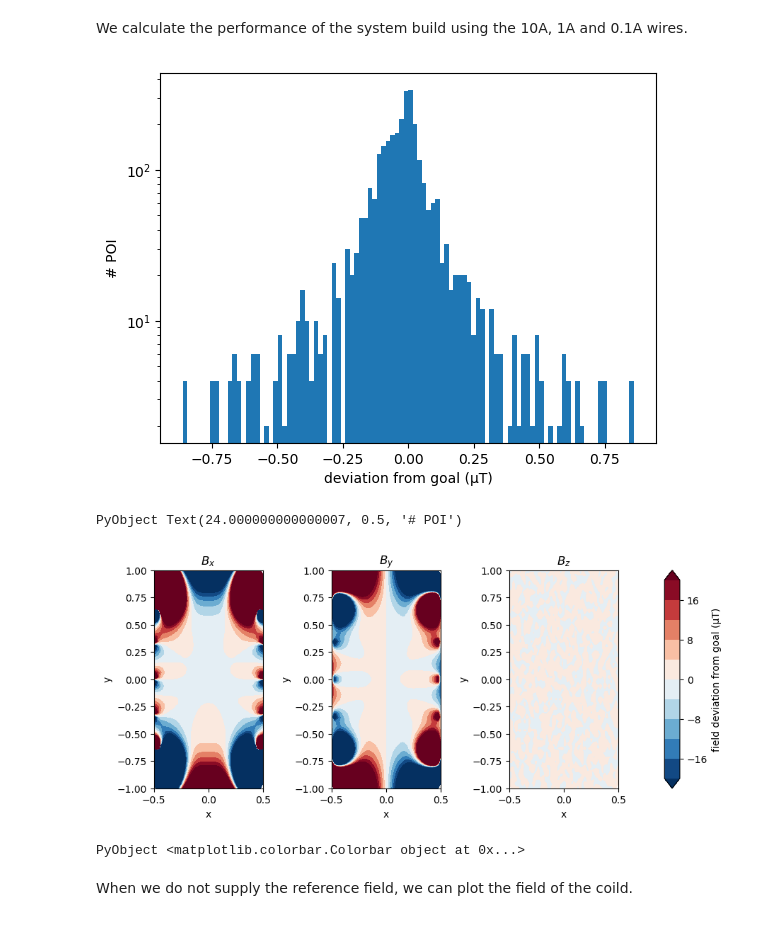
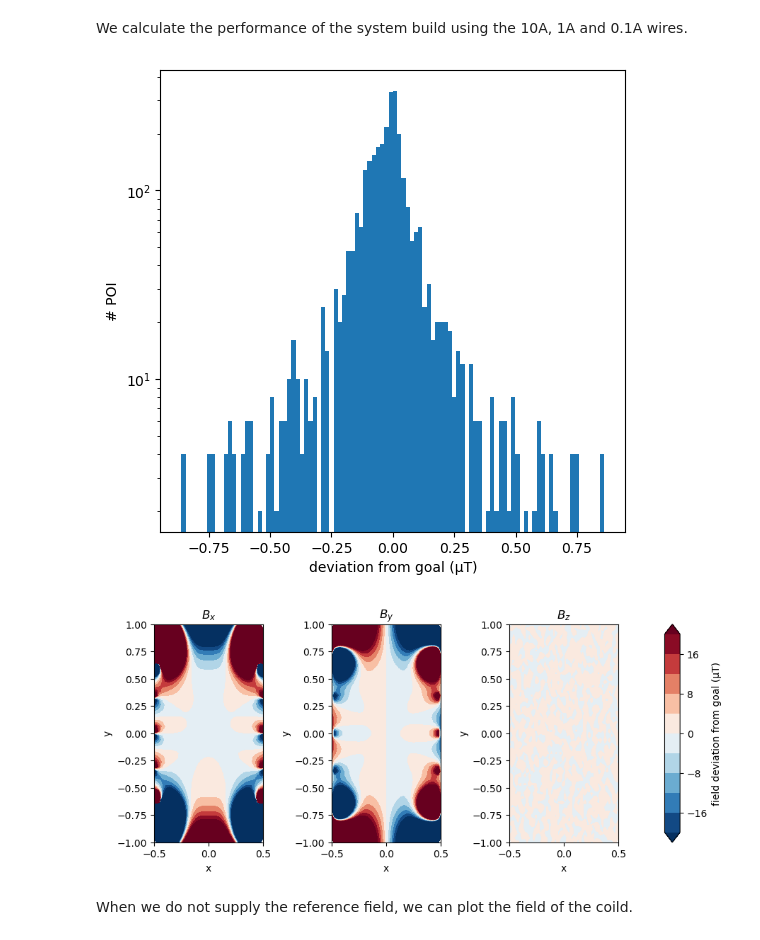
Before and after one commit to rawlik/Coils.jl, a Jupyter notebook: example.ipynb, the cells around one changed output. Cells and saved outputs as stored; diff of their text form; code cells hidden in the pictures.

```diff
--- a/example.ipynb
+++ b/example.ipynb
@@ -354,16 +359,17 @@ simpleloopscurrents_real = real_decomposed_currents(simpleloopscurrents_decomp,
 # %% [markdown]
 We calculate the performance of the system build using the 10A, 1A and 0.1A wires.
 # %%
+figure(figsize = (6, 6))
 plot_deviation_histogram(poi, simpleloops, simpleloopscurrents_real, vertex_positions, Bgoal)
+display(gcf())
 # %% [output]
-[figure, old version]
+[figure, new version]
-PyObject Text(24.000000000000007, 0.5, '# POI')
 # %%
 plot_loops_field(simpleloops, simpleloopscurrents_real, vertex_positions, [1, 2, 3], 0;
         n = 50, spanA = [-0.5, 0.5], spanB = [-1, 1], Bref = Bgoal, levels = -20:4:20)
+display(gcf())
 # %% [output]
 [figure]
-PyObject <matplotlib.colorbar.Colorbar object at 0x...>
 # %% [markdown]
 When we do not supply the reference field, we can plot the field of the coild.
 # %%
```
Also changed, not shown: parts of 33 cells of this notebook.
